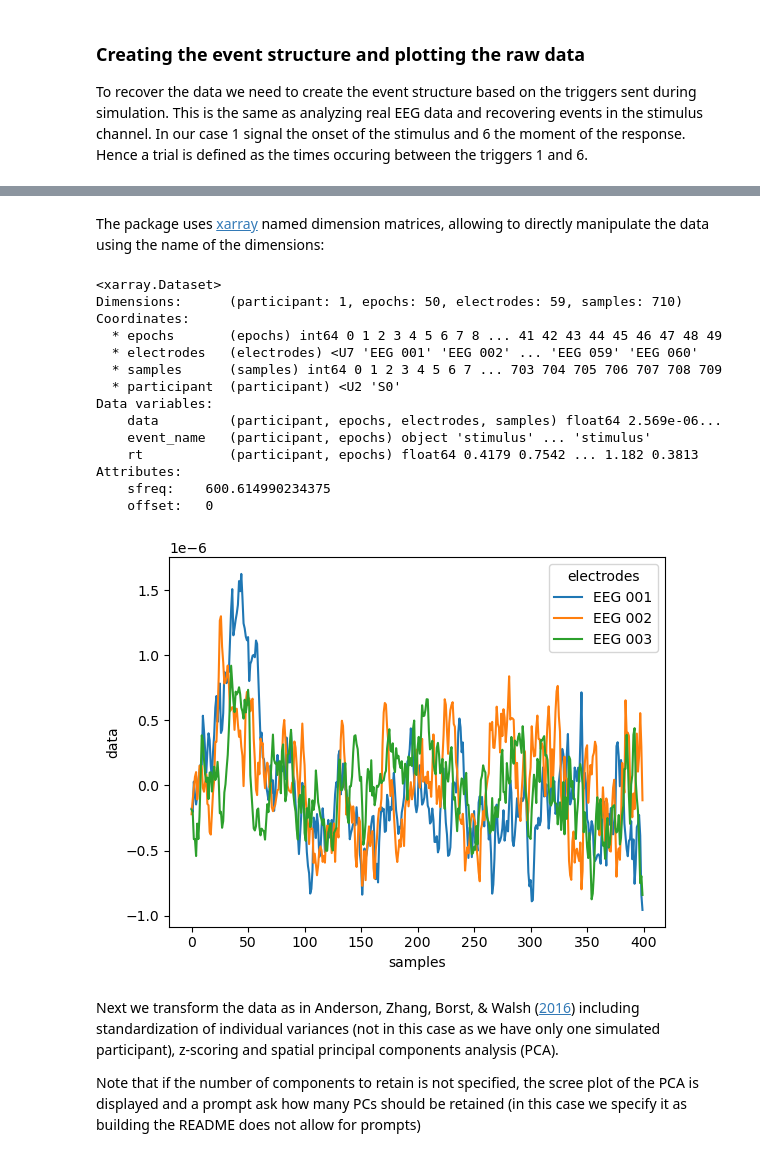
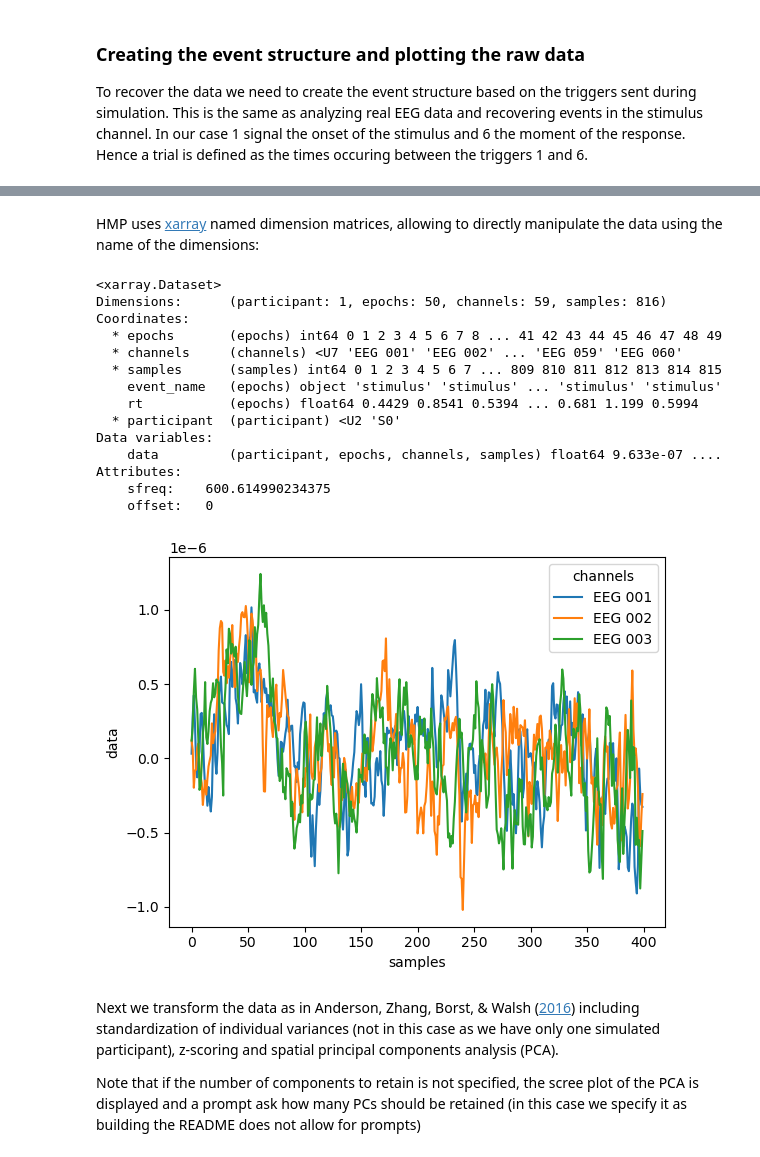
Before and after one commit to GWeindel/hmp, a Jupyter notebook: README.ipynb, the cells around one changed output, grey strips where cells are left out. Drawn from its saved outputs; the diff is of its cells as text; code cells hidden in the pictures.

```diff
--- a/README.ipynb
+++ b/README.ipynb
@@ -183,25 +187,26 @@ Reading 0 ... 144218  =      0.000 ...   240.117 secs...
 50 trials were retained for participant ./dataset_README_raw.fif
 # %% [markdown]
-The package uses [xarray](https://docs.xarray.dev/en/stable/) named dimension matrices, allowing to directly manipulate the data using the name of the dimensions:
+
+HMP uses [xarray](https://docs.xarray.dev/en/stable/) named dimension matrices, allowing to directly manipulate the data using the name of the dimensions:
 # %%
 #example of usage of xarray
 print(eeg_data)
-eeg_data.sel(electrodes=['EEG 001','EEG 002','EEG 003'], samples=range(400))\
-    .data.groupby('samples').mean(['participant','epochs']).plot.line(hue='electrodes');
+eeg_data.sel(channels=['EEG 001','EEG 002','EEG 003'], samples=range(400))\
+    .data.groupby('samples').mean(['participant','epochs']).plot.line(hue='channels');
 # %% [output]
 <xarray.Dataset>
-Dimensions:      (participant: 1, epochs: 50, electrodes: 59, samples: 710)
+Dimensions:      (participant: 1, epochs: 50, channels: 59, samples: 816)
 Coordinates:
   * epochs       (epochs) int64 0 1 2 3 4 5 6 7 8 ... 41 42 43 44 45 46 47 48 49
-  * electrodes   (electrodes) <U7 'EEG 001' 'EEG 002' ... 'EEG 059' 'EEG 060'
-  * samples      (samples) int64 0 1 2 3 4 5 6 7 ... 703 704 705 706 707 708 709
+  * channels     (channels) <U7 'EEG 001' 'EEG 002' ... 'EEG 059' 'EEG 060'
+  * samples      (samples) int64 0 1 2 3 4 5 6 7 ... 809 810 811 812 813 814 815
+    event_name   (epochs) object 'stimulus' 'stimulus' ... 'stimulus' 'stimulus'
+    rt           (epochs) float64 0.4429 0.8541 0.5394 ... 0.681 1.199 0.5994
   * participant  (participant) <U2 'S0'
 Data variables:
-    data         (participant, epochs, electrodes, samples) float64 2.569e-06...
-    event_name   (participant, epochs) object 'stimulus' ... 'stimulus'
-    rt           (participant, epochs) float64 0.4179 0.7542 ... 1.182 0.3813
+    data         (participant, epochs, channels, samples) float64 9.633e-07 ....
 Attributes:
     sfreq:    600.614990234375
     offset:   0
-[figure, old version]
+[figure, new version]
 # %% [markdown]
```
Also changed, not shown: parts of 32 cells of this notebook, 16 other files.
